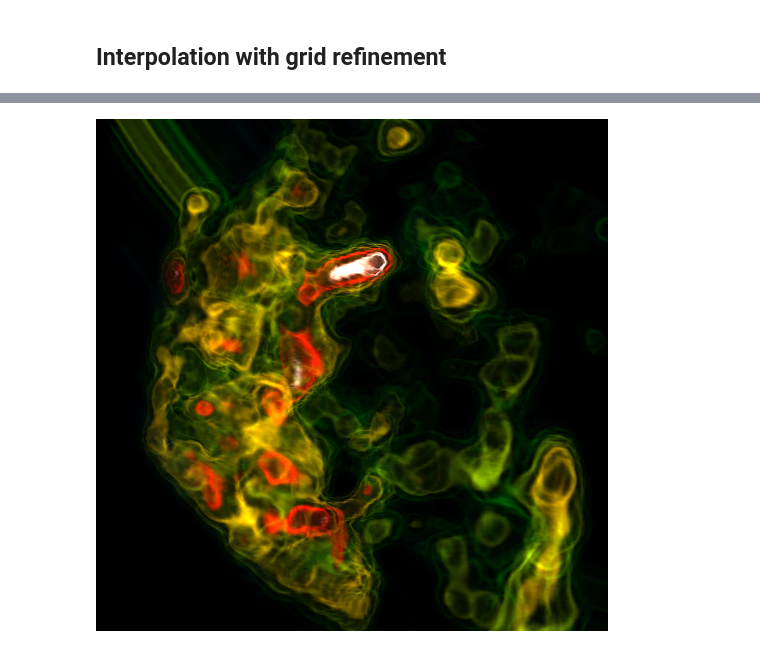
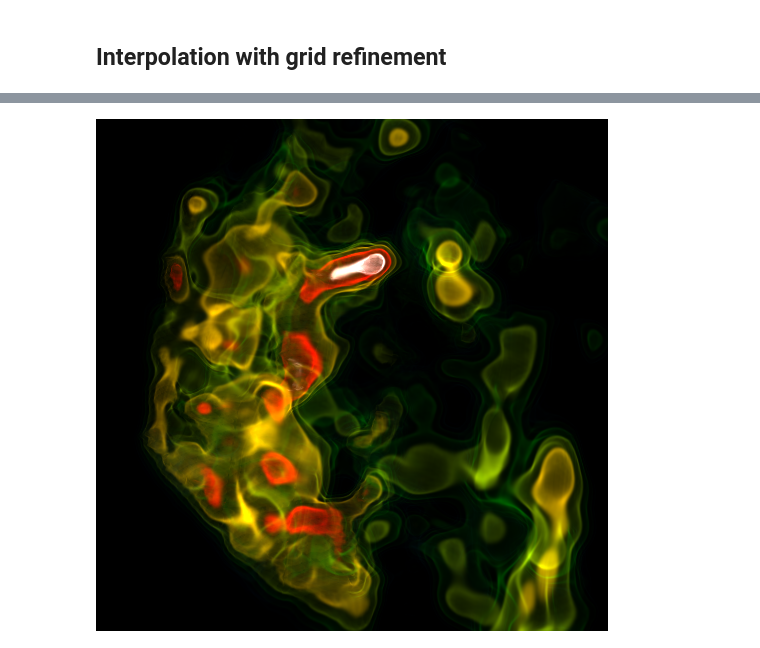
Before and after one commit to data-exp-lab/yt_xarray, a Jupyter notebook: docs/examples/example_008_interpolation_with_refinement.ipynb, the cells around one changed output, grey strips where cells are left out. Saved outputs shown, nothing was run; the diff lists cells and outputs as text; code cells hidden in the pictures.

```diff
--- a/docs/examples/example_008_interpolation_with_refinement.ipynb
+++ b/docs/examples/example_008_interpolation_with_refinement.ipynb
@@ -81,7 +136,7 @@ ds_yt = transformations.build_interpolated_cartesian_ds(
     refine_grid=True,
     refine_max_iters=2000,
     refine_min_grid_size=8,
-    refine_by=8,
+    refine_by=4,
 )
 
 
@@ -142,11 +197,12 @@ yt : [INFO     ] 2024-03-12 14:13:41,046 Making a fixed resolution buffer of (('
 # %%
 import numpy as np
 
+fill_val_dict = {'val': 0.0}
 def _slow_vels(field, data):
     # return negative velocities only, 0 all other elements
     dvs = data['dvs'].copy()
-    dvs[np.isnan(dvs)] = 0.0
-    dvs[dvs>0] = 0.0
+    dvs[np.isnan(dvs)] = fill_val_dict['val']
+    dvs[dvs>0] = fill_val_dict['val']
     return np.abs(dvs)
 
 ds_yt.add_field(
@@ -161,4 +217,12 @@ slc.set_cmap(("stream", "slow_dvs"), "magma_r")
 slc.annotate_cell_edges(color=(1,0,0), alpha=0.3)
 slc.annotate_grids(edgecolors=(1,0,0,1))
 slc.show()
+
+fill_val_dict['val'] = np.nan
+slc = yt.SlicePlot(ds_yt, 'x', ('stream', 'slow_dvs'), window_size=(4,4))
+slc.set_log(("stream", "slow_dvs"), False)
+slc.set_cmap(("stream", "slow_dvs"), "magma_r")
+slc.annotate_cell_edges(color=(1,0,0), alpha=0.3)
+slc.annotate_grids(edgecolors=(1,0,0,1))
+slc.show()
 # %% [output]
@@ -172,4 +242,5 @@ yt : [INFO     ] 2024-03-12 14:13:47,197 Making a fixed resolution buffer of (('
 # %%
+fill_val_dict['val'] = 0.0
 reg = ds_yt.region( ds_yt.domain_center, ds_yt.domain_left_edge, ds_yt.domain_right_edge)
 reg
 
@@ -192,5 +263,4 @@ cam.roll(220*np.pi/180)
 cam.rotate(30*np.pi/180)
 
 sc.show(sigma_clip=5.)
-# sc.save('WUS_rendering.png', sigma_clip=5., render=False)
 # %% [output]
@@ -200 +270 @@ yt : [INFO     ] 2024-03-12 14:13:54,581 Creating transfer function
-[figure, old version]
+[figure, new version]
```
Also changed, not shown: parts of 5 cells of this notebook, 2 other files.
